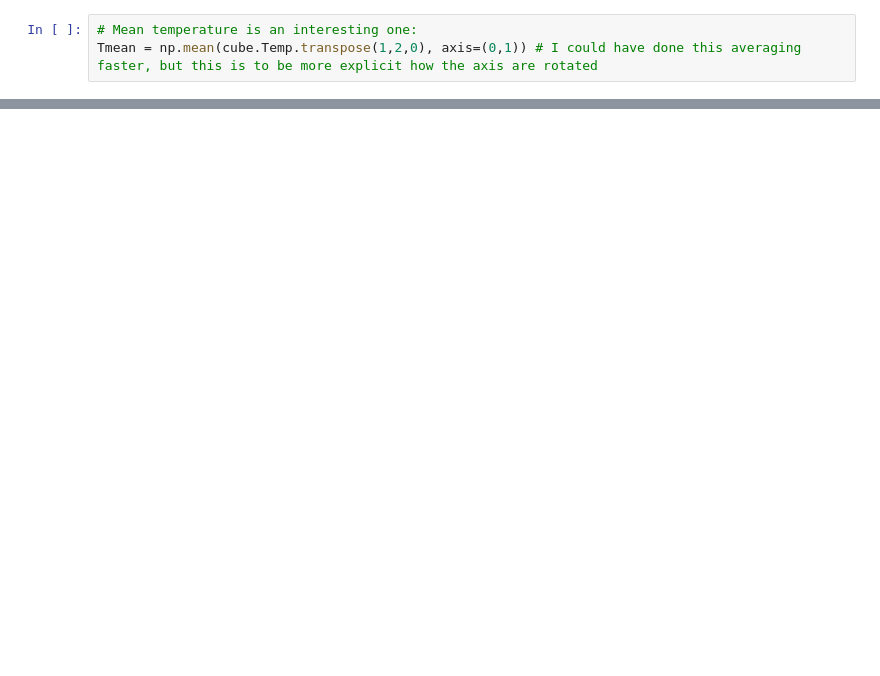
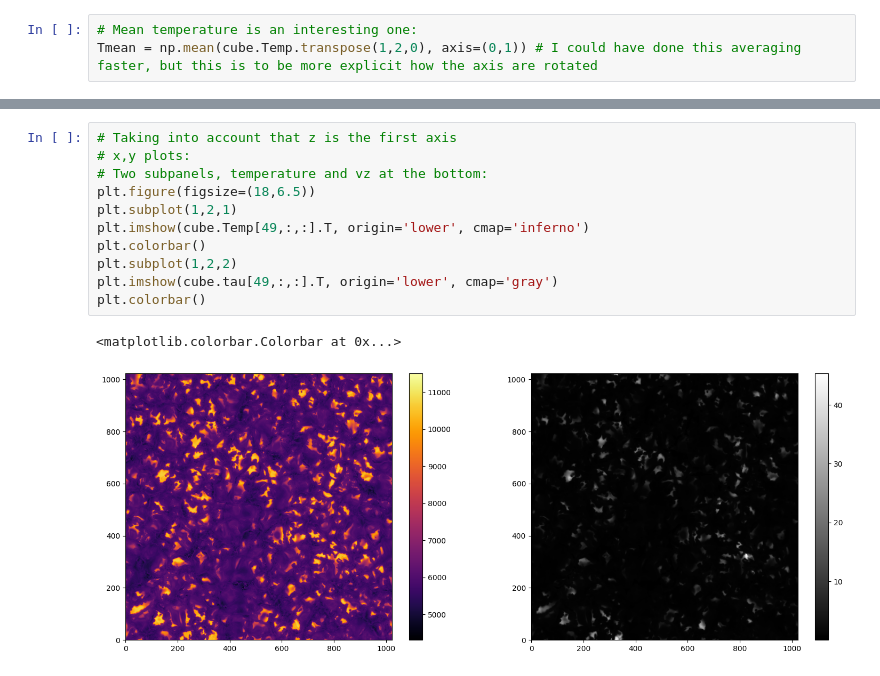
Before and after one commit to ivanzmilic/snapy, a Jupyter notebook: muram_3D_reading.ipynb, the cells around one changed output, grey strips where cells are left out. Drawn from its saved outputs; the diff is of its cells as text; blank space fills up the shorter version.

```diff
--- a/muram_3D_reading.ipynb
+++ b/muram_3D_reading.ipynb
@@ -60,0 +72,14 @@ plt.colorbar()
+# %%
+# Taking into account that z is the first axis
+# x,y plots:
+# Two subpanels, temperature and vz at the bottom:
+plt.figure(figsize=(18,6.5))
+plt.subplot(1,2,1)
+plt.imshow(cube.Temp[49,:,:].T, origin='lower', cmap='inferno')
+plt.colorbar()
+plt.subplot(1,2,2)
+plt.imshow(cube.tau[49,:,:].T, origin='lower', cmap='gray')
+plt.colorbar()
+# %% [output]
+<matplotlib.colorbar.Colorbar at 0x...>
+[figure, added]
```
Also changed, not shown: parts of 14 cells of this notebook, 1 other file.
